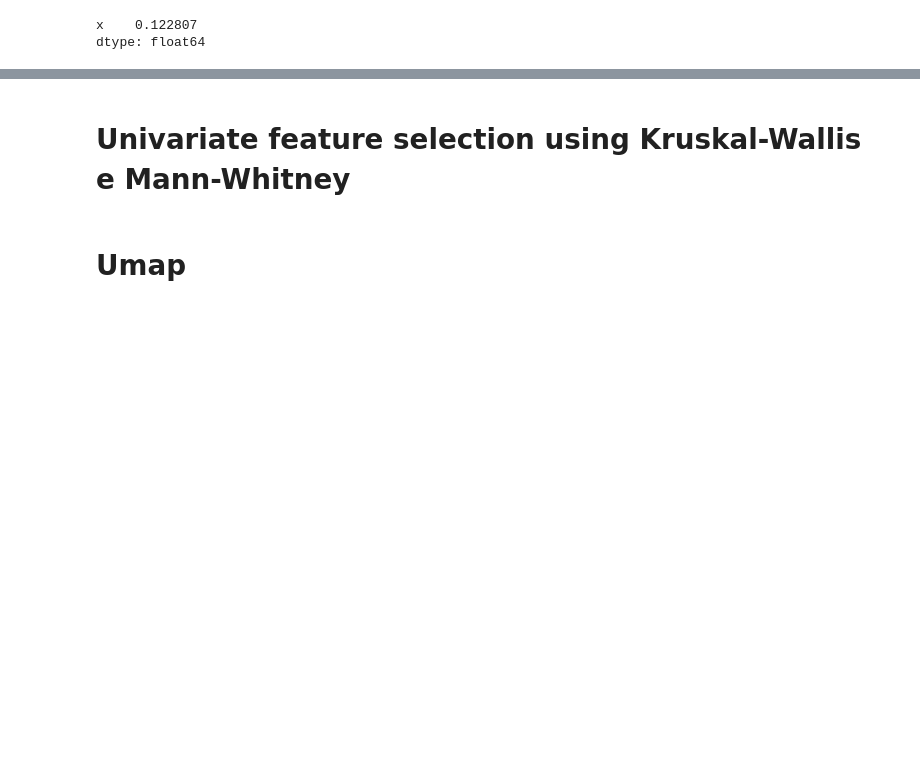
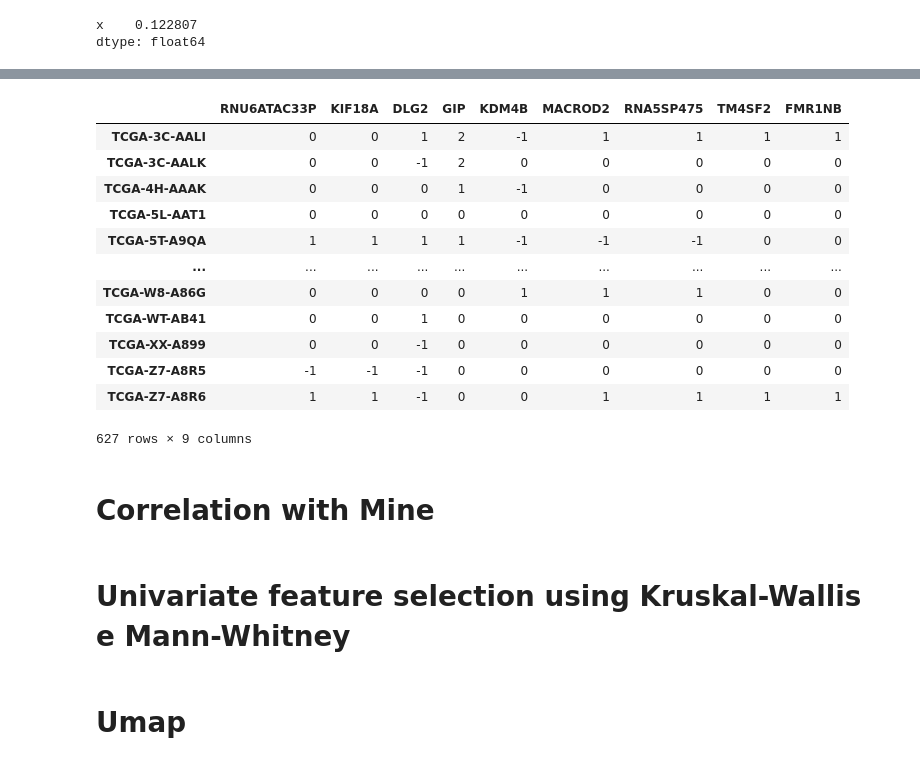
Before and after one commit to aleberans/Analisi-dati-multi-omici-per-la-predizione-della-prognosi-di-pazienti-oncologici, a Jupyter notebook: Codice.ipynb, the cells around one changed output, grey strips where cells are left out. Drawn from its saved outputs; the diff is of its cells as text; code cells hidden in the pictures; blank space fills up the shorter version.

```diff
--- a/Codice.ipynb
+++ b/Codice.ipynb
@@ -183,0 +228,15 @@ correlation_threshold = 0.01
+# %%
+def compute_spearmanr_between_feature(dataset):
+    spearman_result = []
+    score = []
+    highly_correlated_future = []
+    for feature_left in tqdm(dataset.columns, desc=f"Running Spearman test", dynamic_ncols=True, leave=False):
+        for feature_right in dataset.columns:
+                spearman_result  = spearmanr_between_feature(dataset,feature_left,feature_right)
+
+                score.append(spearman_result)
+                if feature_left!=feature_right and spearman_result["p_value"] < p_value_threshold and np.abs(spearman_result["correlation"]) > 0.95:
+                    correlation = spearman_result["correlation"]
+                    #print(f"The feature {feature_left} is highly correlated with {feature_right} ({correlation}).")
+                    highly_correlated_future.append(feature_left)
+    return highly_correlated_future
@@ -183,0 +267,18 @@ correlation_threshold = 0.01
+# %%
+new_new_df
+# %% [output]
+|  | RNU6ATAC33P | KIF18A | DLG2 | GIP | KDM4B | MACROD2 | RNA5SP475 | TM4SF2 | FMR1NB |
+| TCGA-3C-AALI | 0 | 0 | 1 | 2 | -1 | 1 | 1 | 1 | 1 |
+| TCGA-3C-AALK | 0 | 0 | -1 | 2 | 0 | 0 | 0 | 0 | 0 |
+| TCGA-4H-AAAK | 0 | 0 | 0 | 1 | -1 | 0 | 0 | 0 | 0 |
+| TCGA-5L-AAT1 | 0 | 0 | 0 | 0 | 0 | 0 | 0 | 0 | 0 |
+| TCGA-5T-A9QA | 1 | 1 | 1 | 1 | -1 | -1 | -1 | 0 | 0 |
+| ... | ... | ... | ... | ... | ... | ... | ... | ... | ... |
+| TCGA-W8-A86G | 0 | 0 | 0 | 0 | 1 | 1 | 1 | 0 | 0 |
+| TCGA-WT-AB41 | 0 | 0 | 1 | 0 | 0 | 0 | 0 | 0 | 0 |
+| TCGA-XX-A899 | 0 | 0 | -1 | 0 | 0 | 0 | 0 | 0 | 0 |
+| TCGA-Z7-A8R5 | -1 | -1 | -1 | 0 | 0 | 0 | 0 | 0 | 0 |
+| TCGA-Z7-A8R6 | 1 | 1 | -1 | 0 | 0 | 1 | 1 | 1 | 1 |
+627 rows × 9 columns
+# %% [markdown]
+# Correlation with Mine
```
Also changed, not shown: parts of 12 cells of this notebook.
